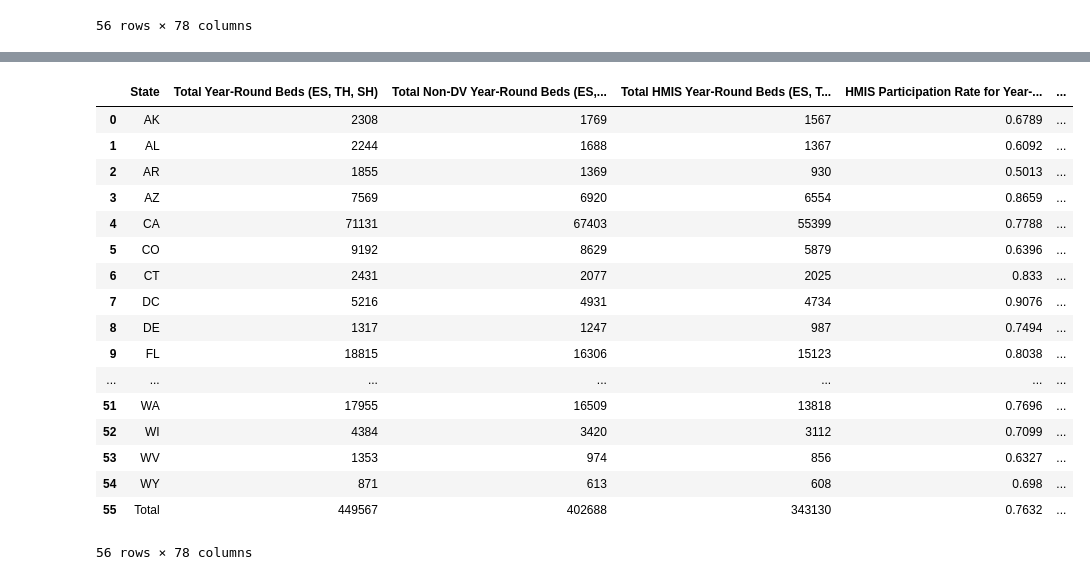
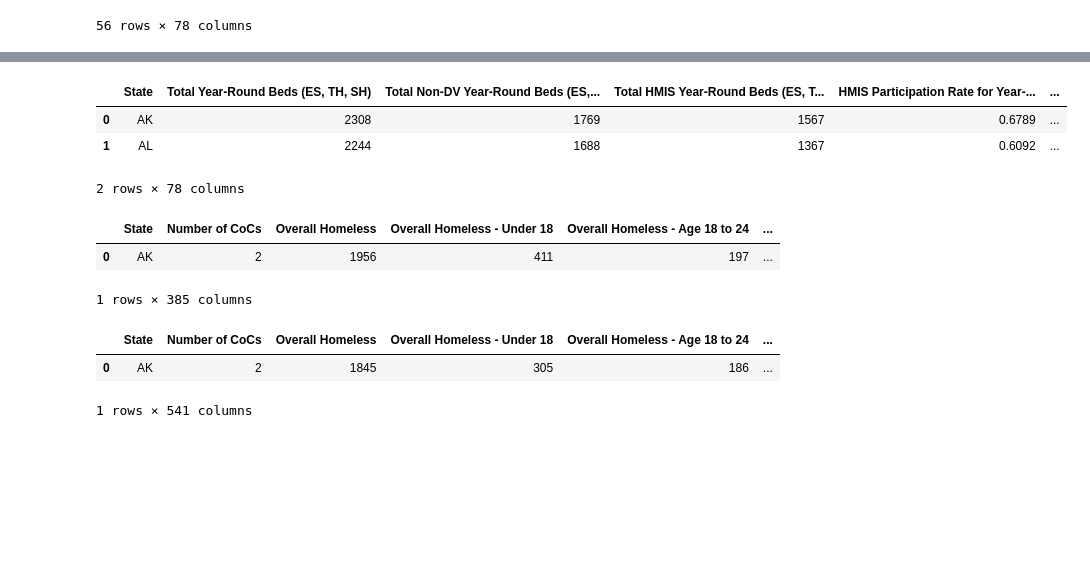
Before and after one commit to JLRoselle/homelessness-data-literacy-project, a Jupyter notebook: data_literacy.ipynb, the cells around one changed output, grey strips where cells are left out. Saved outputs shown, nothing was run; the diff lists cells and outputs as text; code cells hidden in the pictures; blank space fills up the shorter version.

```diff
--- a/data_literacy.ipynb
+++ b/data_literacy.ipynb
@@ -159,31 +131,17 @@ hic2022=hic2022[1:].reset_index(drop=True)
 # %%
 hic2022['year'] = 2022
 # %%
-hic2023 = pd.read_excel('data\HIC.xlsx', sheet_name= 1)
+hic2023 = pd.read_excel('..\data\HIC.xlsx', sheet_name= 1)
 # %%
 hic2023.columns = hic2023.iloc[0]
 hic2023=hic2023[1:].reset_index(drop=True)
 # %%
 hic2023['year'] = 2023
 # %%
-hic2023
+hic2023.head(2)
 # %% [output]
 |  | State | Total Year-Round Beds (ES, TH, SH) | Total Non-DV Year-Round Beds (ES,... | Total HMIS Year-Round Beds (ES, T... | HMIS Participation Rate for Year-... | ... |
 | 0 | AK | 2308 | 1769 | 1567 | 0.6789 | ... |
 | 1 | AL | 2244 | 1688 | 1367 | 0.6092 | ... |
-| 2 | AR | 1855 | 1369 | 930 | 0.5013 | ... |
-| 3 | AZ | 7569 | 6920 | 6554 | 0.8659 | ... |
-| 4 | CA | 71131 | 67403 | 55399 | 0.7788 | ... |
-| 5 | CO | 9192 | 8629 | 5879 | 0.6396 | ... |
-| 6 | CT | 2431 | 2077 | 2025 | 0.833 | ... |
-| 7 | DC | 5216 | 4931 | 4734 | 0.9076 | ... |
-| 8 | DE | 1317 | 1247 | 987 | 0.7494 | ... |
-| 9 | FL | 18815 | 16306 | 15123 | 0.8038 | ... |
-| ... | ... | ... | ... | ... | ... | ... |
-| 51 | WA | 17955 | 16509 | 13818 | 0.7696 | ... |
-| 52 | WI | 4384 | 3420 | 3112 | 0.7099 | ... |
-| 53 | WV | 1353 | 974 | 856 | 0.6327 | ... |
-| 54 | WY | 871 | 613 | 608 | 0.698 | ... |
-| 55 | Total | 449567 | 402688 | 343130 | 0.7632 | ... |
-56 rows × 78 columns
+2 rows × 78 columns
 # %%
@@ -201,3 +156,8 @@ pit2015=pit2015[1:].reset_index(drop=True)
 # %%
 pit2015['year'] = 2015
+pit2015.head(1)
+# %% [output]
+|  | State | Number of CoCs | Overall Homeless | Overall Homeless - Under 18 | Overall Homeless - Age 18 to 24 | ... |
+| 0 | AK | 2 | 1956 | 411 | 197 | ... |
+1 rows × 385 columns
 # %%
@@ -208,4 +165,9 @@ pit2016=pit2016[1:].reset_index(drop=True)
 # %%
 pit2016['year'] = 2016
 # %%
-pit2017 = pd.read_excel('data\PIT.xlsx', sheet_name= 7)
+pit2017 = pd.read_excel('..\data\PIT.xlsx', sheet_name= 7)
+pit2017.head(1)
+# %% [output]
+|  | State | Number of CoCs | Overall Homeless | Overall Homeless - Under 18 | Overall Homeless - Age 18 to 24 | ... |
+| 0 | AK | 2 | 1845 | 305 | 186 | ... |
+1 rows × 541 columns
```
Also changed, not shown: parts of 40 cells of this notebook.
